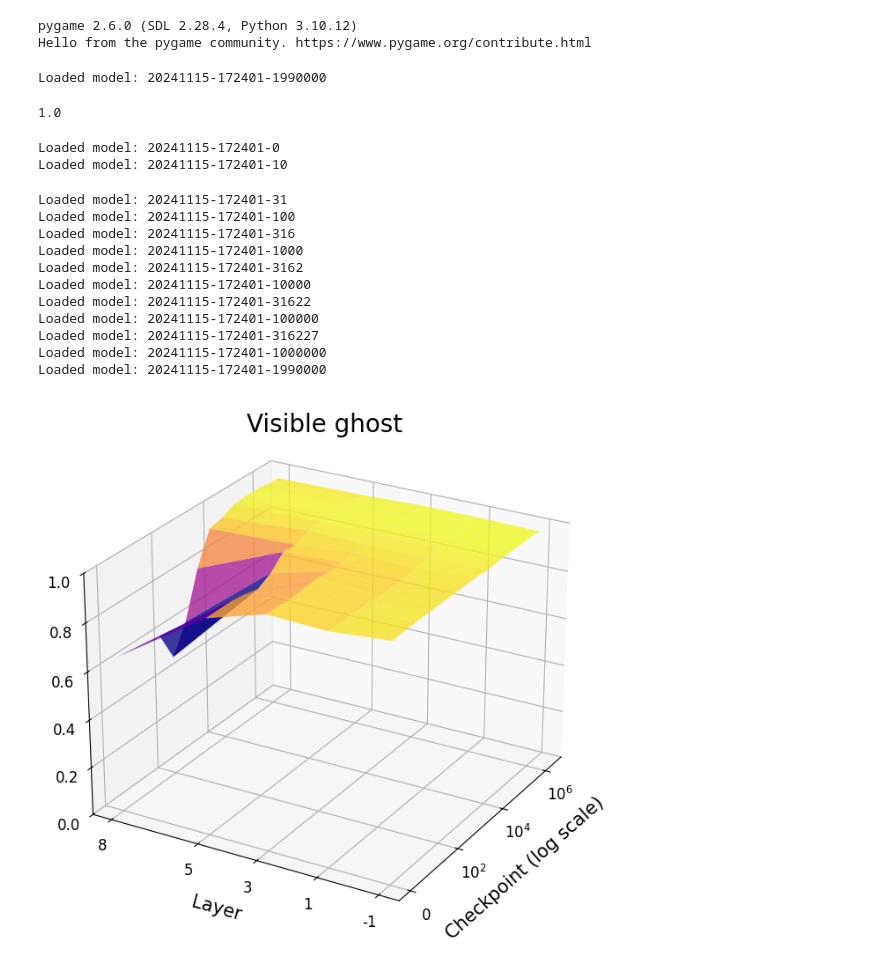
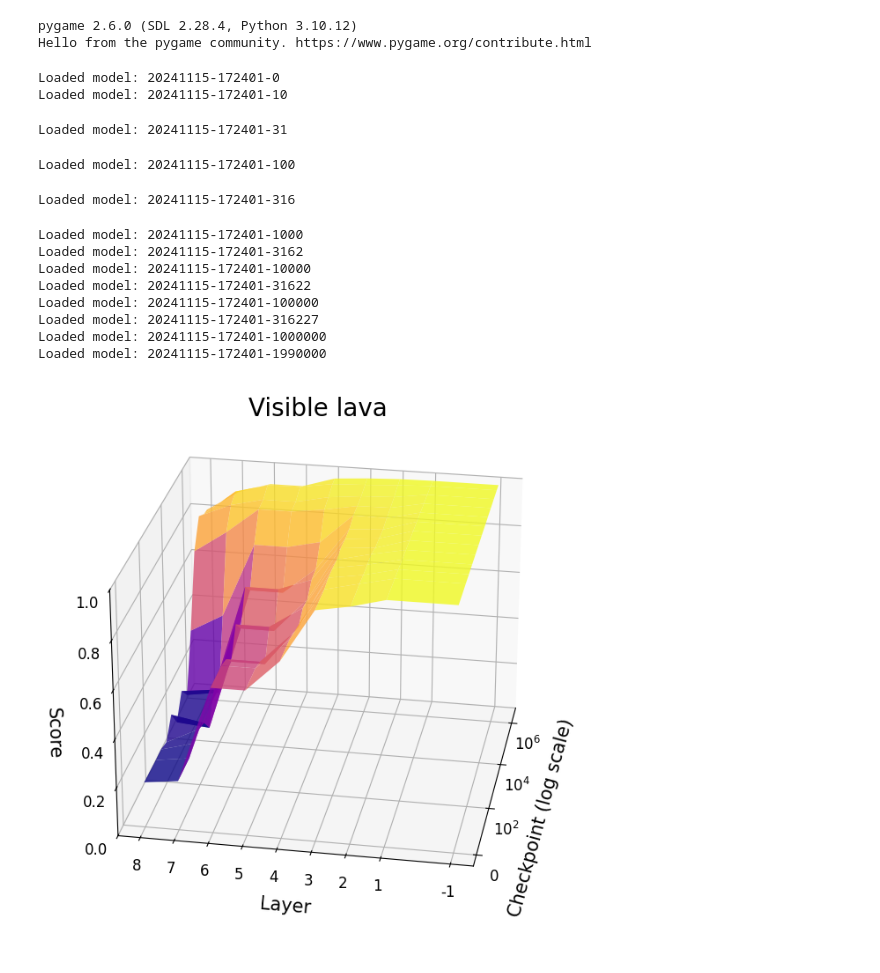
Before and after one commit to JacobLyLa/Qrunner-XAI, a Jupyter notebook: notebooks/probing.ipynb, the cells around one changed output. Cells and saved outputs as stored; diff of their text form; code cells hidden in the pictures.

```diff
--- a/notebooks/probing.ipynb
+++ b/notebooks/probing.ipynb
@@ -34,29 +31,3 @@ concept.prepare_data(env_steps, max_size=10000)
-# %%
-model = models[-1][0]
-model = QNetwork(model_path=os.path.join(model_path, model))
-# %% [output]
-Loaded model: 20241115-172401-1990000
-# %%
-train_obs = torch.tensor(concept.train_obs.copy()).float()
-train_values = torch.tensor(concept.train_values, dtype=torch.float32)
-test_obs = torch.tensor(concept.test_obs.copy()).float()
-test_values = torch.tensor(concept.test_values, dtype=torch.float32)
-input_max = train_obs.max()
-_, acts_dict_train = model(train_obs, return_acts=True)
-_, acts_dict_test = model(test_obs, return_acts=True)
-# %%
-# Train logistic regression on layer l
-l = 0
-x_data_train = acts_dict_train[l].flatten(start_dim=1).cpu().numpy()
-y_data_train = train_values.view(train_values.shape[0]).cpu().numpy()
-x_data_test = acts_dict_test[l].flatten(start_dim=1).cpu().numpy()
-y_data_test = test_values.view(test_values.shape[0]).cpu().numpy()
-
-lr = LogisticRegression(max_iter=500, solver='liblinear', penalty='l1', C=1)
-lr.fit(x_data_train, y_data_train)
-lr.score(x_data_test, y_data_test)
-# %% [output]
-1.0
 # %%
 def plot_evolution(concept, scores):
     # fig = plt.figure(figsize=set_size_and_get_figsize(2.5))
@@ -215,7 +186,7 @@ def plot_evolution(concept, scores):
     ax.zaxis.set_tick_params(labelsize=12)
 
     # Rotate the view
-    ax.view_init(elev=25, azim=210)
+    ax.view_init(elev=25, azim=190)
 
     # Adjust layout for better spacing
     plt.tight_layout()
@@ -228,28 +199,28 @@ def plot_evolution(concept, scores):
     plt.savefig(f'{output_dir}{concept.name}_3d_plot.png', bbox_inches='tight', pad_inches=0.35)
     plt.show()
 # %%
-concept = concept_instances['Visible ghost']
+concept = concept_instances['Visible lava']
 concept.prepare_data(env_steps, max_size=10000)
 
 test_obs = torch.tensor(concept.test_obs.copy()).float()
 test_values = torch.tensor(concept.test_values, dtype=torch.float32)
 train_obs = torch.tensor(concept.train_obs.copy()).float()
 train_values = torch.tensor(concept.train_values, dtype=torch.float32)
 
-scores = get_scores(concept, models, [-1, 1, 3, 5, 8])
+scores = get_scores(concept, models, [-1, 1, 2, 3, 4, 5, 6, 7, 8])
 plot_evolution(concept, scores)
 # %% [output]
 Loaded model: 20241115-172401-0
 Loaded model: 20241115-172401-10
 Loaded model: 20241115-172401-31
-Loaded model: 20241115-172401-100
-Loaded model: 20241115-172401-316
-Loaded model: 20241115-172401-1000
-Loaded model: 20241115-172401-3162
-Loaded model: 20241115-172401-10000
-Loaded model: 20241115-172401-31622
-Loaded model: 20241115-172401-100000
-Loaded model: 20241115-172401-316227
-Loaded model: 20241115-172401-1000000
-Loaded model: 20241115-172401-1990000
+Loaded model: 20241115-172401-100
+Loaded model: 20241115-172401-316
+Loaded model: 20241115-172401-1000
+Loaded model: 20241115-172401-3162
+Loaded model: 20241115-172401-10000
+Loaded model: 20241115-172401-31622
+Loaded model: 20241115-172401-100000
+Loaded model: 20241115-172401-316227
+Loaded model: 20241115-172401-1000000
+Loaded model: 20241115-172401-1990000
-[figure, old version]
+[figure, new version]
```
Also changed, not shown: parts of 1 cell of this notebook, 1 other file.
